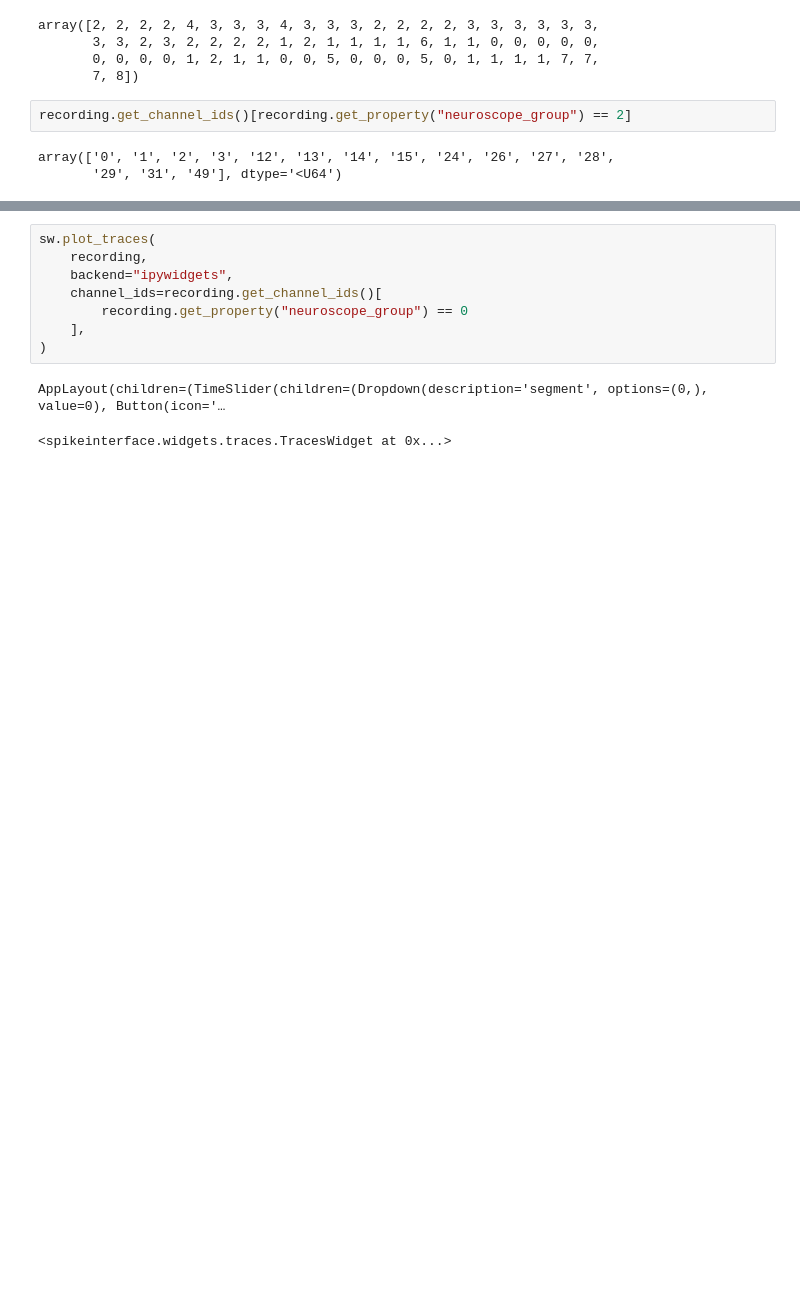
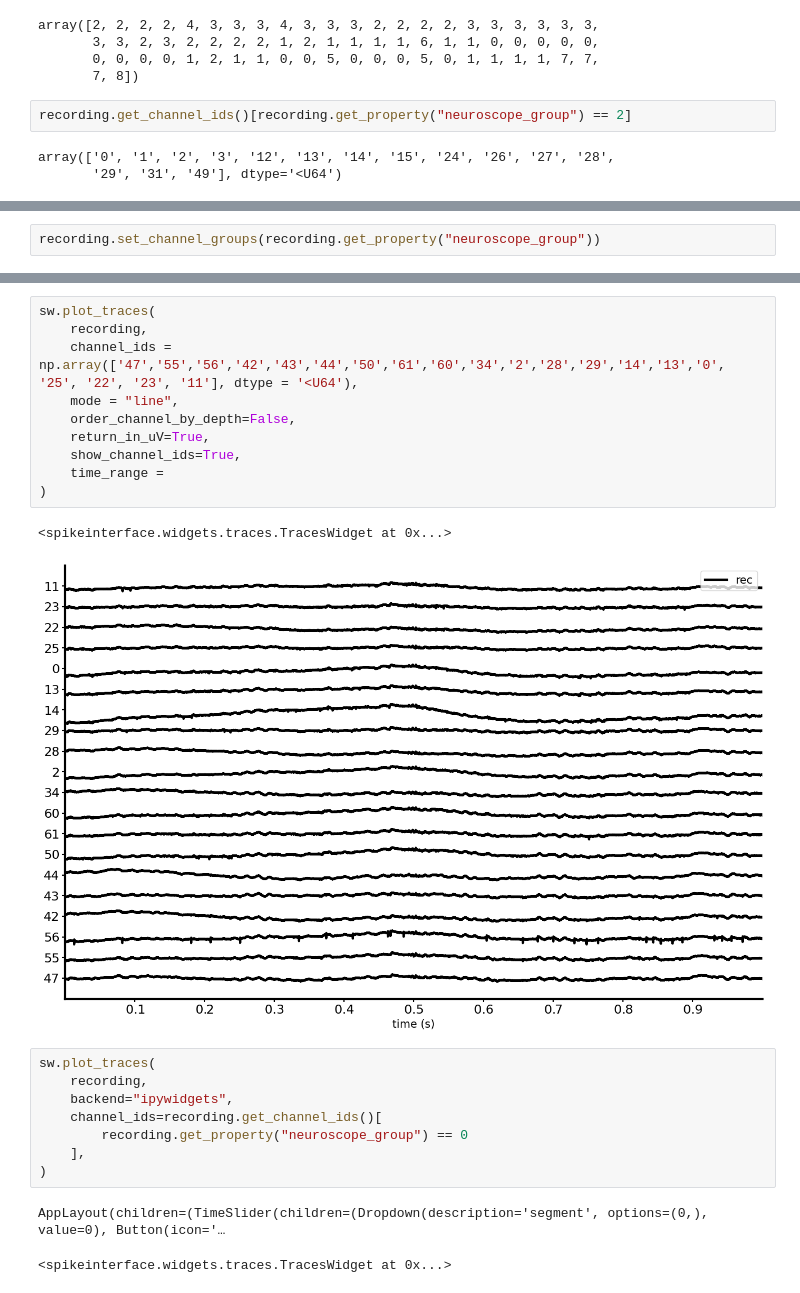
Before and after one commit to MobsLab/neuroEncoders, a Jupyter notebook: notebooks/EphyViewer - Jeudi 1912.ipynb, the cells around one changed output, grey strips where cells are left out. Drawn from its saved outputs; the diff is of its cells as text; blank space fills up the shorter version.

```diff
--- a/notebooks/EphyViewer - Jeudi 1912.ipynb
+++ b/notebooks/EphyViewer - Jeudi 1912.ipynb
@@ -249,0 +254,2 @@ array(['0', '1', '2', '3', '12', '13', '14', '15', '24', '26', '27', '28',
+# %%
+recording.set_channel_groups(recording.get_property("neuroscope_group"))
@@ -250,3 +295,16 @@ array(['0', '1', '2', '3', '12', '13', '14', '15', '24', '26', '27', '28',
+# %%
+sw.plot_traces(
+    recording,
+    channel_ids = np.array(['47','55','56','42','43','44','50','61','60','34','2','28','29','14','13','0', '25', '22', '23', '11'], dtype = '<U64'),
+    mode = "line",
+    order_channel_by_depth=False,
+    return_in_uV=True,
+    show_channel_ids=True,
+    time_range =
+)
+# %% [output]
+<spikeinterface.widgets.traces.TracesWidget at 0x...>
+[figure, added]
 # %%
 sw.plot_traces(
     recording,
```
Also changed, not shown: parts of 4 cells of this notebook, 3 other files.
